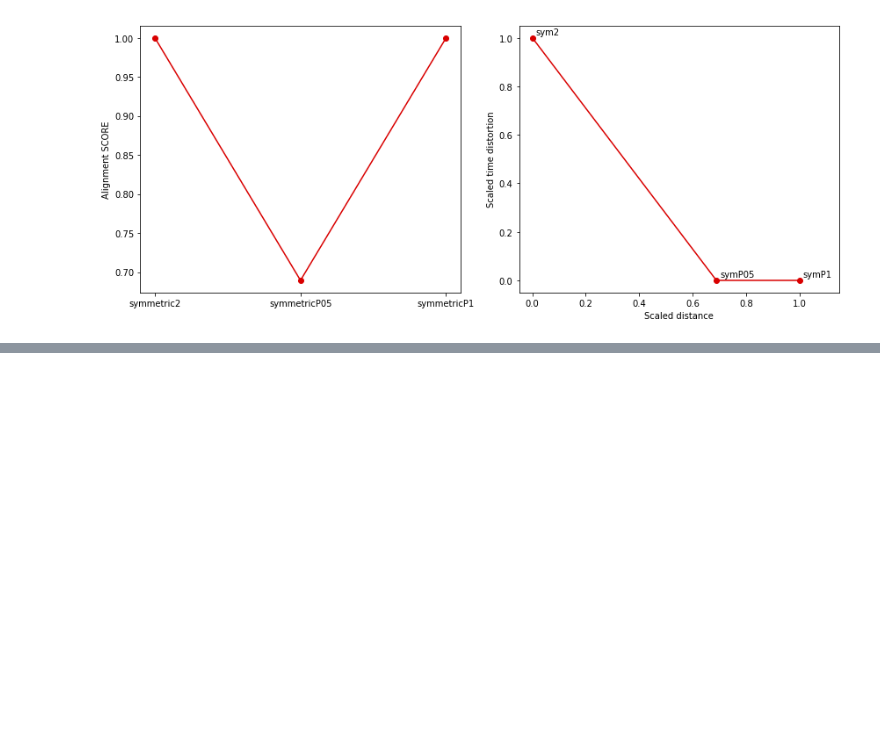
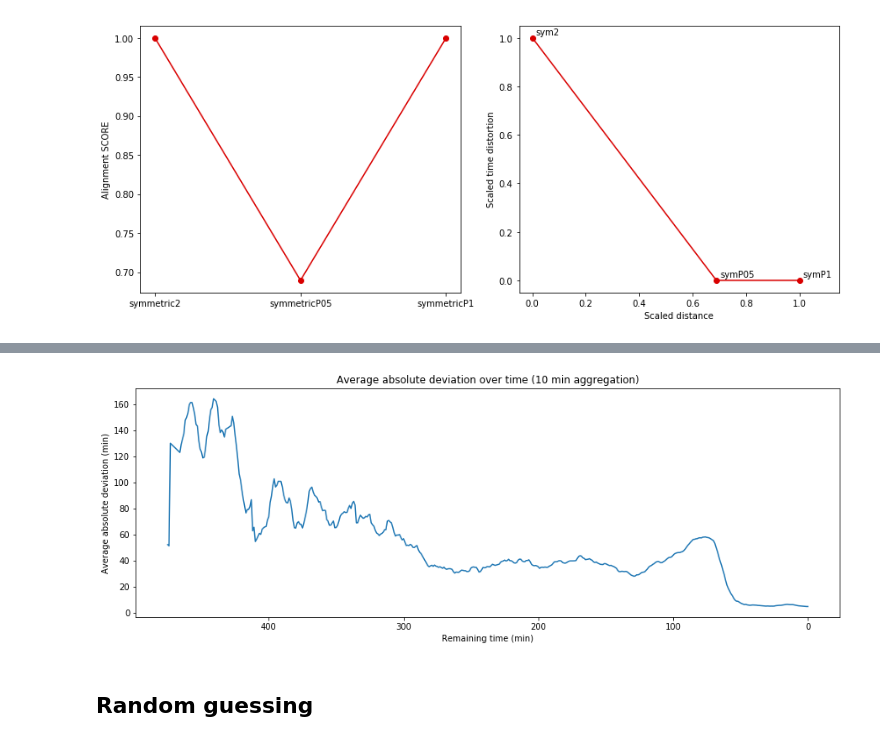
Before and after one commit to polkox928/pgdtw, a Jupyter notebook: final/real_experiment/real_exp2015.ipynb, the cells around one changed output, grey strips where cells are left out. Cells and saved outputs as stored; diff of their text form; code cells hidden in the pictures; blank space fills up the shorter version.

```diff
--- a/final/real_experiment/real_exp2015.ipynb
+++ b/final/real_experiment/real_exp2015.ipynb
@@ -381,10 +383,14 @@ plt.show()
 # %%
 aggr = tot_df.groupby(by=['remaining']).aggregate({'err': 'mean'})
-plt.figure(figsize=(10,5))
+plt.figure(figsize=(15,5))
 plt.plot(aggr)
 ax = plt.gca()
 ax.invert_xaxis()
 plt.xlabel('Remaining time (min)')
 plt.ylabel('Average absolute deviation (min)')
 plt.title('Average absolute deviation over time (%d min aggregation)'%ag)
 plt.show()
+# %% [output]
+[figure, added]
+# %% [markdown]
+## Random guessing
```
Also changed, not shown: parts of 1 cell of this notebook, 2 other files.
